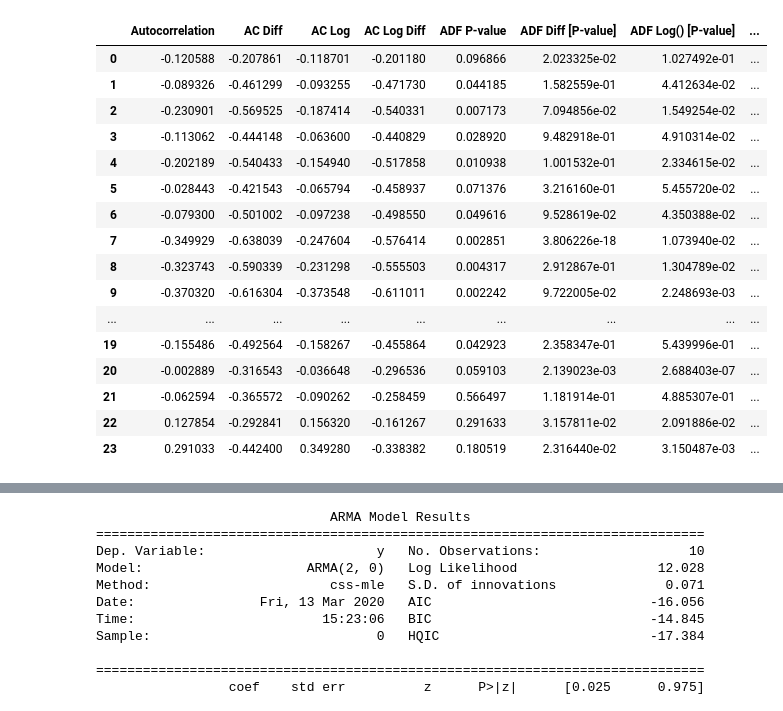
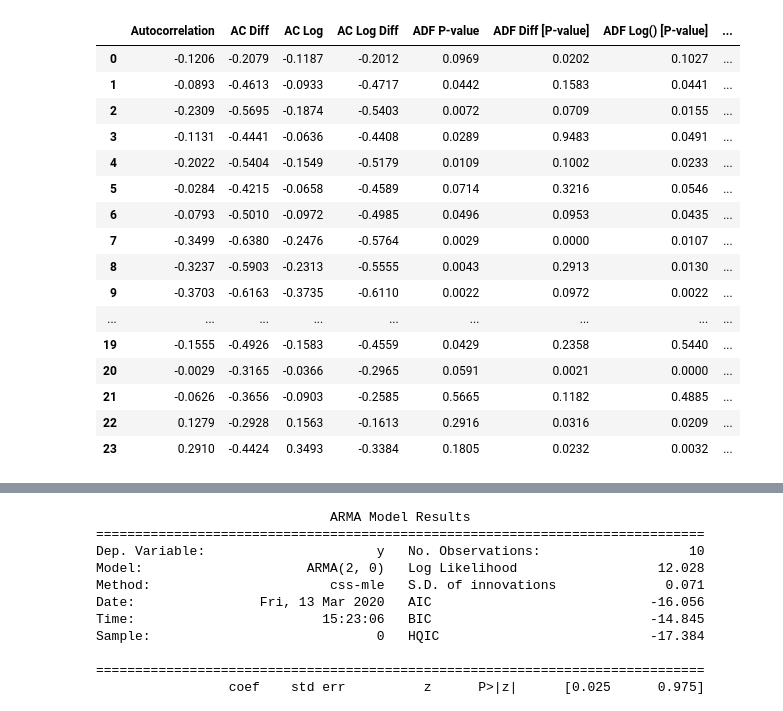
Before and after one commit to ERAUMECR/T_S_Analysis, a Jupyter notebook: Mondays_17_18_19.ipynb, the cells around one changed output, grey strips where cells are left out. Cells and saved outputs as stored; diff of their text form; code cells hidden in the pictures.

```diff
--- a/Mondays_17_18_19.ipynb
+++ b/Mondays_17_18_19.ipynb
@@ -10,7 +10,7 @@ from statsmodels.tsa.arima_model import ARMA
 
 # HOME DIRECTION 'C:/Users/ERIC/Desktop/T_S_Analysis/PML HISTÓRICO PARA EL NODO 01OTM-230 (OTUMBA MANIOBRAS) (1).xlsm'
 # ORCA 'C:/Users/Operaciones F/T_S_Analysis'
-data_mondays = pd.read_excel('C:/Users/Operaciones F/T_S_Analysis/PML HISTÓRICO PARA EL NODO 01OTM-230 (OTUMBA MANIOBRAS) (1).xlsm', 2)
+data_mondays = pd.read_excel('C:/Users/ERIC/Desktop/T_S_Analysis/PML HISTÓRICO PARA EL NODO 01OTM-230 (OTUMBA MANIOBRAS) (1).xlsm', 2)
 
 # ALL DATA
 data_mondays = pd.DataFrame(data_mondays)
@@ -133,7 +133,7 @@ results_af_log_diff.columns = ['ADF Log() Diff [P-value]']
 # In ADFuller if p<0.05 we can reject the hypothesis that series is a random walk
 
 autocorr_log = pd.concat([autocorr_u, autocorr_diff, autocorr_u_log, autocorr_u_log_diff, results_af, results_af_diff, results_af_log, results_af_log_diff], axis = 1)
-
+autocorr_log = autocorr_log.round(4)
 '''
 mod = ARMA(data_20[0], order = (4,0))
 res = mod.fit()
@@ -152,46 +152,47 @@ plt.plot(data_20[0], label=2020)
 plt.plot(resp2, label='PRONÓSTICO')
 plt.legend(loc=1)
 plt.show()
 
 # Analyze every p from the raw data, its difference, its log function, its difference in log f data
 autocorr_log
 autocorrelation_data =  []
 for i in range(24):
     autocorrelation_data.append(pacf(data_20_log[i], method ="ywmle", nlags = 8))
 autocorrelation_data = pd.DataFrame(autocorrelation_data)
 autocorrelation_data
 resultados_bic = []
 for i in range(24):
     resultados_bic.append([])
     for p in range(4):
         mod_ar = ARMA(data_20_log[i], order = (p,0))
         res = mod_ar.fit(method = 'css')
         #resultados_aic.append(res.aic)
         resultados_bic[i].append(res.bic)
 resultados_bic = pd.DataFrame(resultados_bic)
 resultados_bic_plot = resultados_bic.T
 resultados_bic_plot
 for i in range(0,24):
     resultados_bic_plot[i].plot(marker='o')
     plt.xlabel('Order of AR Model---Hour: '+ str(i+1))
     plt.ylabel('Bayesian Information Criterion')
     plt.show()
 '''
+autocorr_log
 # %% [output]
 |  | Autocorrelation | AC Diff | AC Log | AC Log Diff | ADF P-value | ADF Diff [P-value] | ADF Log() [P-value] | ... |
-| 0 | -0.120588 | -0.207861 | -0.118701 | -0.201180 | 0.096866 | 2.023325e-02 | 1.027492e-01 | ... |
-| 1 | -0.089326 | -0.461299 | -0.093255 | -0.471730 | 0.044185 | 1.582559e-01 | 4.412634e-02 | ... |
-| 2 | -0.230901 | -0.569525 | -0.187414 | -0.540331 | 0.007173 | 7.094856e-02 | 1.549254e-02 | ... |
-| 3 | -0.113062 | -0.444148 | -0.063600 | -0.440829 | 0.028920 | 9.482918e-01 | 4.910314e-02 | ... |
-| 4 | -0.202189 | -0.540433 | -0.154940 | -0.517858 | 0.010938 | 1.001532e-01 | 2.334615e-02 | ... |
-| 5 | -0.028443 | -0.421543 | -0.065794 | -0.458937 | 0.071376 | 3.216160e-01 | 5.455720e-02 | ... |
-| 6 | -0.079300 | -0.501002 | -0.097238 | -0.498550 | 0.049616 | 9.528619e-02 | 4.350388e-02 | ... |
-| 7 | -0.349929 | -0.638039 | -0.247604 | -0.576414 | 0.002851 | 3.806226e-18 | 1.073940e-02 | ... |
-| 8 | -0.323743 | -0.590339 | -0.231298 | -0.555503 | 0.004317 | 2.912867e-01 | 1.304789e-02 | ... |
-| 9 | -0.370320 | -0.616304 | -0.373548 | -0.611011 | 0.002242 | 9.722005e-02 | 2.248693e-03 | ... |
+| 0 | -0.1206 | -0.2079 | -0.1187 | -0.2012 | 0.0969 | 0.0202 | 0.1027 | ... |
+| 1 | -0.0893 | -0.4613 | -0.0933 | -0.4717 | 0.0442 | 0.1583 | 0.0441 | ... |
+| 2 | -0.2309 | -0.5695 | -0.1874 | -0.5403 | 0.0072 | 0.0709 | 0.0155 | ... |
+| 3 | -0.1131 | -0.4441 | -0.0636 | -0.4408 | 0.0289 | 0.9483 | 0.0491 | ... |
+| 4 | -0.2022 | -0.5404 | -0.1549 | -0.5179 | 0.0109 | 0.1002 | 0.0233 | ... |
+| 5 | -0.0284 | -0.4215 | -0.0658 | -0.4589 | 0.0714 | 0.3216 | 0.0546 | ... |
+| 6 | -0.0793 | -0.5010 | -0.0972 | -0.4985 | 0.0496 | 0.0953 | 0.0435 | ... |
+| 7 | -0.3499 | -0.6380 | -0.2476 | -0.5764 | 0.0029 | 0.0000 | 0.0107 | ... |
+| 8 | -0.3237 | -0.5903 | -0.2313 | -0.5555 | 0.0043 | 0.2913 | 0.0130 | ... |
+| 9 | -0.3703 | -0.6163 | -0.3735 | -0.6110 | 0.0022 | 0.0972 | 0.0022 | ... |
 | ... | ... | ... | ... | ... | ... | ... | ... | ... |
-| 19 | -0.155486 | -0.492564 | -0.158267 | -0.455864 | 0.042923 | 2.358347e-01 | 5.439996e-01 | ... |
-| 20 | -0.002889 | -0.316543 | -0.036648 | -0.296536 | 0.059103 | 2.139023e-03 | 2.688403e-07 | ... |
-| 21 | -0.062594 | -0.365572 | -0.090262 | -0.258459 | 0.566497 | 1.181914e-01 | 4.885307e-01 | ... |
-| 22 | 0.127854 | -0.292841 | 0.156320 | -0.161267 | 0.291633 | 3.157811e-02 | 2.091886e-02 | ... |
-| 23 | 0.291033 | -0.442400 | 0.349280 | -0.338382 | 0.180519 | 2.316440e-02 | 3.150487e-03 | ... |
+| 19 | -0.1555 | -0.4926 | -0.1583 | -0.4559 | 0.0429 | 0.2358 | 0.5440 | ... |
+| 20 | -0.0029 | -0.3165 | -0.0366 | -0.2965 | 0.0591 | 0.0021 | 0.0000 | ... |
+| 21 | -0.0626 | -0.3656 | -0.0903 | -0.2585 | 0.5665 | 0.1182 | 0.4885 | ... |
+| 22 | 0.1279 | -0.2928 | 0.1563 | -0.1613 | 0.2916 | 0.0316 | 0.0209 | ... |
+| 23 | 0.2910 | -0.4424 | 0.3493 | -0.3384 | 0.1805 | 0.0232 | 0.0032 | ... |
```
Also changed, not shown: parts of 1 cell of this notebook.
